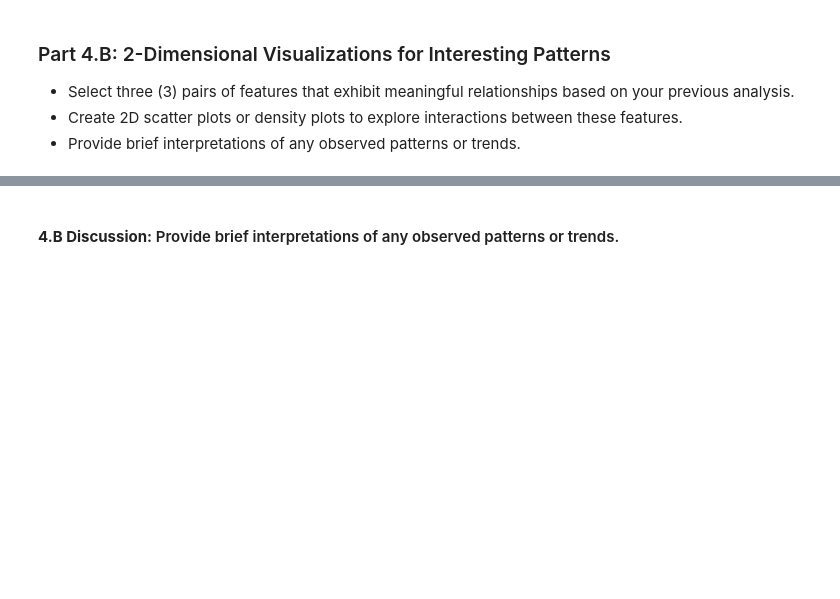
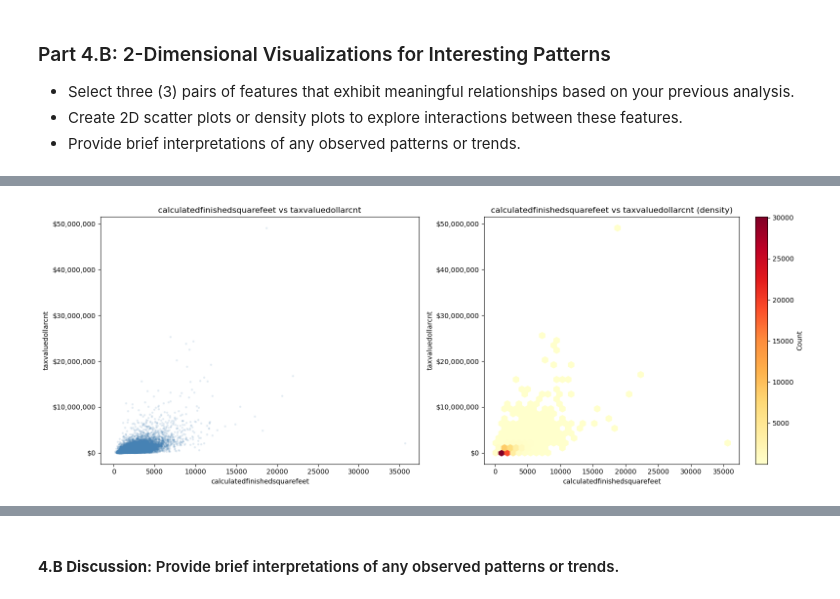
Before and after one commit to kumargaurav-bu-edu/bu_shared_projects, a Jupyter notebook: Milestone_01.ipynb, the cells around one changed output, grey strips where cells are left out. Cells and saved outputs as stored; diff of their text form; code cells hidden in the pictures; blank space fills up the shorter version.

```diff
--- a/Milestone_01.ipynb
+++ b/Milestone_01.ipynb
@@ -848,0 +897,24 @@ Pay particular attention to especially interesting and/or strongly correlated fe
+# %%
+feat_x, feat_y = "calculatedfinishedsquarefeet", TARGET
+
+fig, axes = plt.subplots(1, 2, figsize=(16, 6))
+
+# Scatter plot
+axes[0].scatter(df[feat_x], df[feat_y], alpha=0.1, s=5, color="steelblue")
+axes[0].set_xlabel(feat_x)
+axes[0].set_ylabel(feat_y)
+axes[0].set_title(f"{feat_x} vs {feat_y}")
+axes[0].yaxis.set_major_formatter(mticker.FuncFormatter(dollar_format))
+
+# Density plot (hexbin) for a cleaner view
+hb = axes[1].hexbin(df[feat_x], df[feat_y], gridsize=40, cmap="YlOrRd", mincnt=1)
+axes[1].set_xlabel(feat_x)
+axes[1].set_ylabel(feat_y)
+axes[1].set_title(f"{feat_x} vs {feat_y} (density)")
+axes[1].yaxis.set_major_formatter(mticker.FuncFormatter(dollar_format))
+plt.colorbar(hb, ax=axes[1], label="Count")
+
+plt.tight_layout()
+plt.show()
+# %% [output]
+[figure, added]
```
Also changed, not shown: parts of 23 cells of this notebook, 2 other files.
